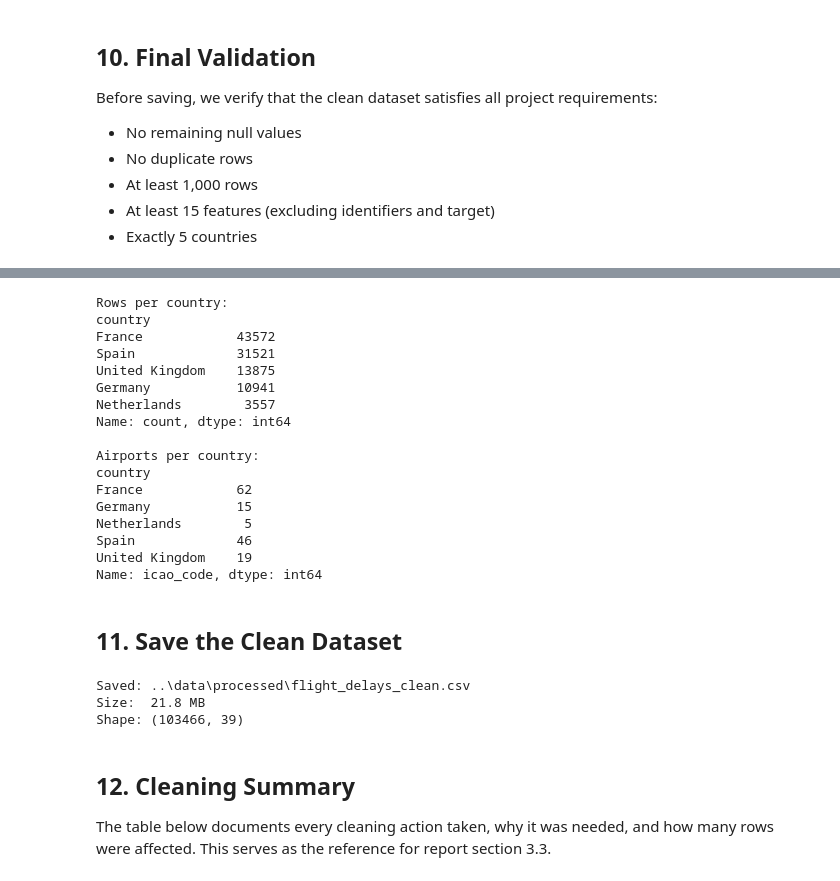
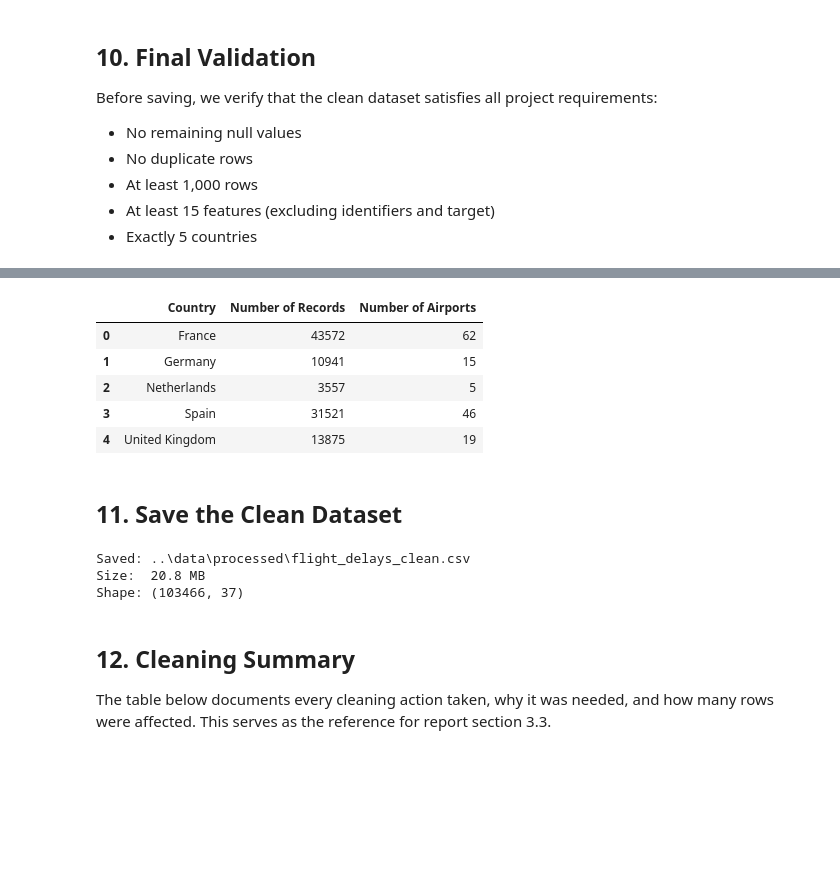
Before and after one commit to abdallah-mattour/flight-delay-project, a Jupyter notebook: notebooks/02_cleaning.ipynb, the cells around one changed output, grey strips where cells are left out. Cells and saved outputs as stored; diff of their text form; code cells hidden in the pictures; blank space fills up the shorter version.

```diff
--- a/notebooks/02_cleaning.ipynb
+++ b/notebooks/02_cleaning.ipynb
@@ -427,13 +433,15 @@ surface_map = {
     "ASP":      "asphalt",
     "ASPH":     "asphalt",
     "Asphalt":  "asphalt",
+    "asphalt":  "asphalt",       # lowercase variant in source data
+    "BIT":      "asphalt",       # Bitumen = asphalt variant
+    "PEM":      "asphalt",       # PEM = Paved/Engineered Material — closest to asphalt
     "CON":      "concrete",
     "Concrete": "concrete",
-    "PEM":      "asphalt",       # PEM = Paved/Engineered Material — closest to asphalt
     "GRS":      "grass",
     "Grass":    "grass",
+    "GRASS":    "grass",         # uppercase variant in source data
     "GRE":      "gravel",
-    "BIT":      "asphalt",       # Bitumen = asphalt variant
 }
 
 df["primary_surface"] = df["primary_surface"].map(surface_map).fillna("other")
@@ -519,43 +533,38 @@ FINAL VALIDATION
 ============================================================
 All checks passed.
 # %%
-# Country distribution in clean dataset
-print("Rows per country:")
-print(df["country"].value_counts())
-print()
-print("Airports per country:")
-print(df.groupby("country")["icao_code"].nunique())
+country_summary = pd.DataFrame({
+    "Number of Records": df["country"].value_counts(),
+    "Number of Airports": df.groupby("country")["icao_code"].nunique()
+})
+
+country_summary = country_summary.reset_index()
+country_summary.columns = ["Country", "Number of Records", "Number of Airports"]
+
+country_summary
 # %% [output]
-Rows per country:
-country
-France            43572
-Spain             31521
-United Kingdom    13875
-Germany           10941
-Netherlands        3557
-Name: count, dtype: int64
-
-Airports per country:
-country
-France            62
-Germany           15
-Netherlands        5
-Spain             46
-United Kingdom    19
-Name: icao_code, dtype: int64
+|  | Country | Number of Records | Number of Airports |
+| 0 | France | 43572 | 62 |
+| 1 | Germany | 10941 | 15 |
+| 2 | Netherlands | 3557 | 5 |
+| 3 | Spain | 31521 | 46 |
+| 4 | United Kingdom | 13875 | 19 |
 # %% [markdown]
 ## 11. Save the Clean Dataset
 # %%
 df.to_csv(OUTPUT_PATH, index=False)
-
+#save data cleaning the file
 size_mb = OUTPUT_PATH.stat().st_size / (1024 * 1024)
+#print path file
 print(f"Saved: {OUTPUT_PATH}")
+#print size the file
 print(f"Size:  {size_mb:.1f} MB")
+#print number of row and coulmn
 print(f"Shape: {df.shape}")
 # %% [output]
 Saved: ..\data\processed\flight_delays_clean.csv
-Size:  21.8 MB
-Shape: (103466, 39)
+Size:  20.8 MB
+Shape: (103466, 37)
 # %% [markdown]
 ## 12. Cleaning Summary
 
```
Also changed, not shown: parts of 18 cells of this notebook, 3 other files.
